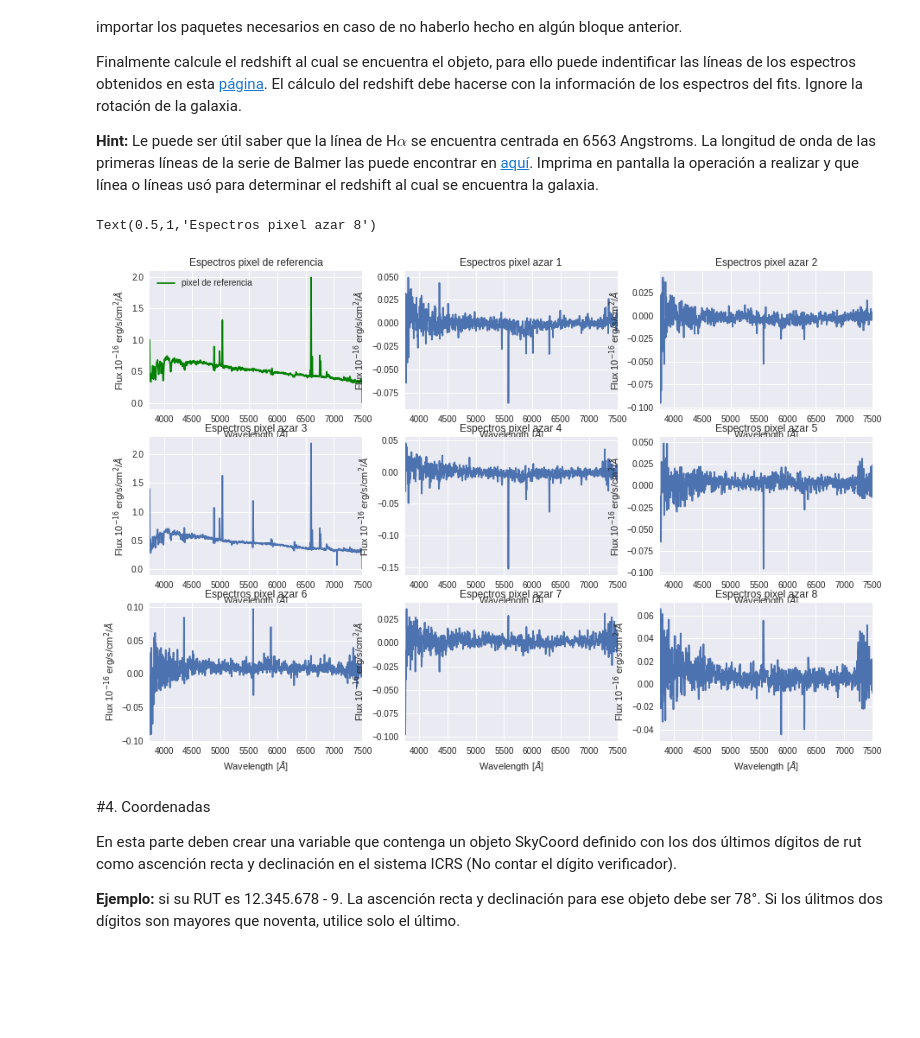
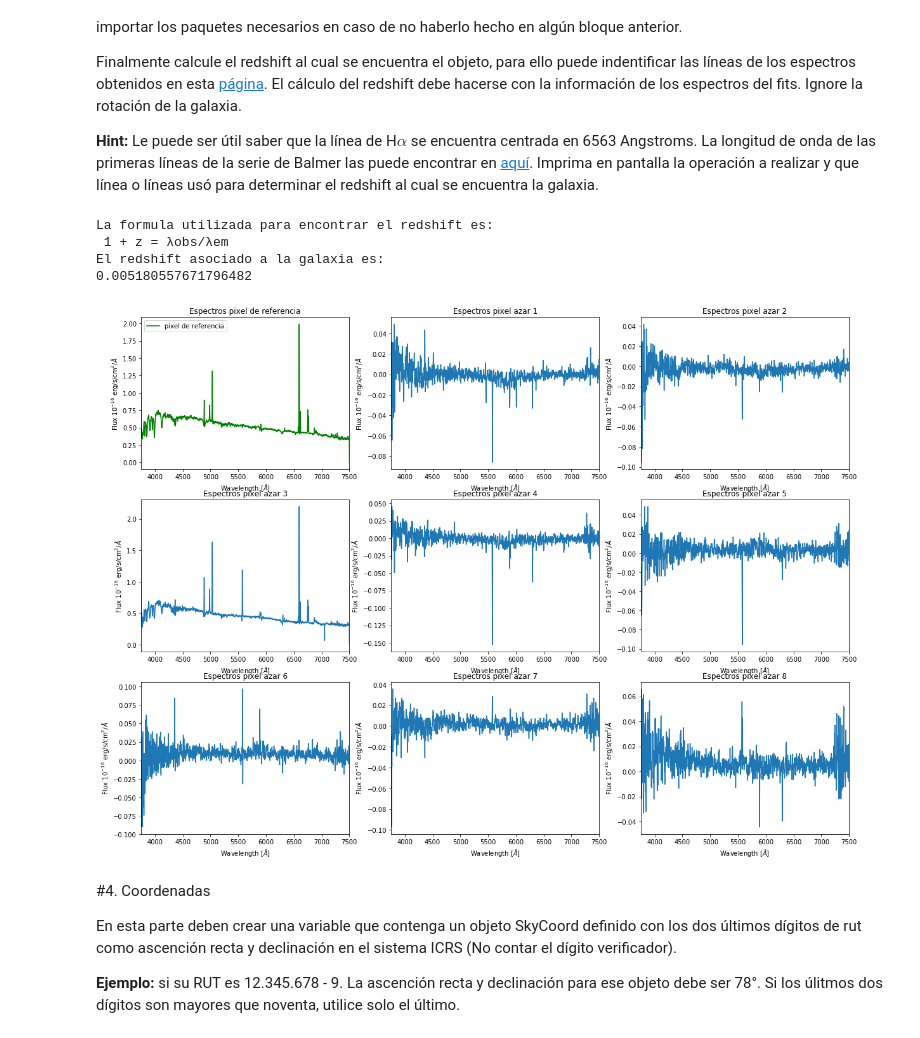
Before and after one commit to diegogf99/minitarea4, a Jupyter notebook: minitarea4.ipynb, the cells around one changed output. Drawn from its saved outputs; the diff is of its cells as text; code cells hidden in the pictures; blank space fills up the shorter version.

```diff
--- a/minitarea4.ipynb
+++ b/minitarea4.ipynb
@@ -144,7 +144,7 @@ delt3 = np.arange(0,header['NAXIS3'])
 step3 = delt3*header['CD3_3']
 lo = step3 + header['CRVAL3']
 
-plt.figure(figsize = (15,10))
+plt.figure(figsize = (20,15))
 
 plt.subplot(331)
 plt.plot(lo,data[:,34,33], label = 'pixel de referencia' , color = 'green')
@@ -184,36 +184,48 @@ plt.title('Espectros pixel azar 4')
 
 plt.subplot(336)
 plt.plot(lo,data[:,16,66])
 plt.xlim(3750,7500)
 plt.xlabel('Wavelength [$\AA$]')
 plt.ylabel('Flux 10$^{-16}$ erg/s/cm$^2$/$\AA$')
 plt.title('Espectros pixel azar 5')
 
 plt.subplot(337)
 plt.plot(lo,data[:,3,26])
 plt.xlim(3750,7500)
 plt.xlabel('Wavelength [$\AA$]')
 plt.ylabel('Flux 10$^{-16}$ erg/s/cm$^2$/$\AA$')
 plt.title('Espectros pixel azar 6')
 
 plt.subplot(338)
 plt.plot(lo,data[:,64,42])
 plt.xlim(3750,7500)
 plt.xlabel('Wavelength [$\AA$]')
 plt.ylabel('Flux 10$^{-16}$ erg/s/cm$^2$/$\AA$')
 plt.title('Espectros pixel azar 7')
 
 plt.subplot(339)
 plt.plot(lo,data[:,70,30])
 plt.xlim(3750,7500)
 plt.xlabel('Wavelength [$\AA$]')
 plt.ylabel('Flux 10$^{-16}$ erg/s/cm$^2$/$\AA$')
 plt.title('Espectros pixel azar 8')
 
-z = 12.78
+m = data[:,34,33].argmax()
+l_obs = lo[int(m)]
+l_em = 6563
+
+z = (l_obs/l_em)-1
+
+print('La formula utilizada para encontrar el redshift es:')
+print(' 1 + z = λobs/λem')
+print('El redshift asociado a la galaxia es:')
+print(z)
 # %% [output]
-Text(0.5,1,'Espectros pixel azar 8')
+La formula utilizada para encontrar el redshift es:
+ 1 + z = λobs/λem
+El redshift asociado a la galaxia es:
+0.005180557671796482
-[figure, old version]
+[figure, new version]
 # %% [markdown]
 #4. Coordenadas
 
```
Also changed, not shown: parts of 3 cells of this notebook.
